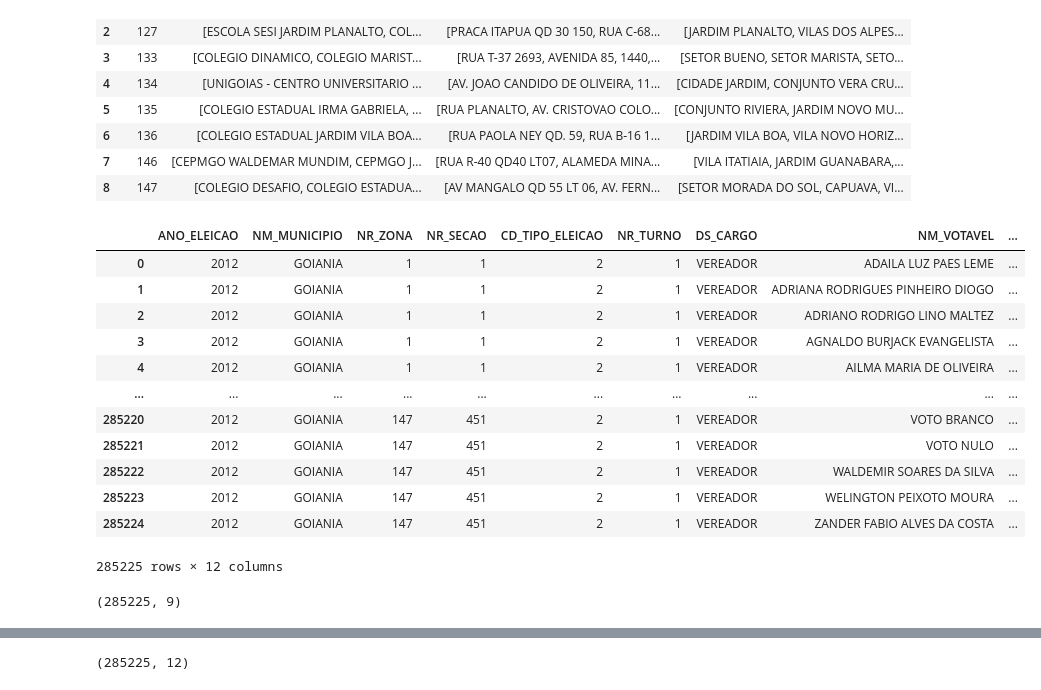
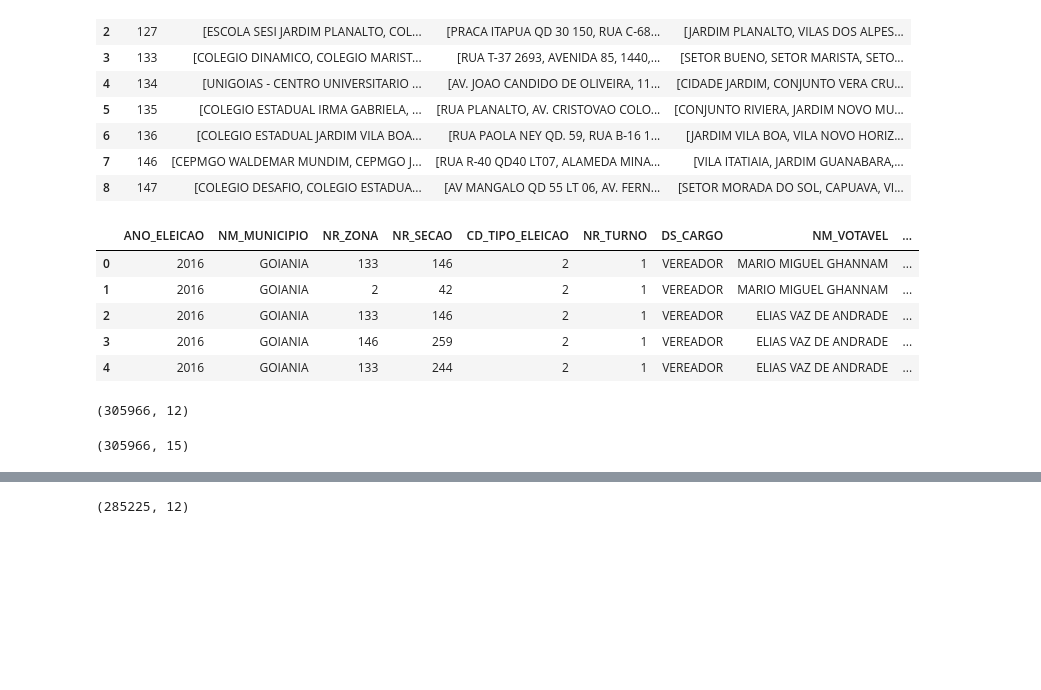
Before and after one commit to LisandraMoura/pipeline-dados-PDM, a Jupyter notebook: notebooks/TSE.ipynb, the cells around one changed output, grey strips where cells are left out. Cells and saved outputs as stored; diff of their text form; code cells hidden in the pictures; blank space fills up the shorter version.

Commit message:
pipeline dataproc

```diff
--- a/notebooks/TSE.ipynb
+++ b/notebooks/TSE.ipynb
@@ -1,7 +1,7 @@
 # %%
 import pandas as pd
 
-tse = pd.read_csv('/home/lisamenezes/Searches/pipeline-dados-PDM/data/tse/votacao_secao_2012_GO/votacao_secao_2012_GO.csv',
+tse = pd.read_csv('/home/lisamenezes/pipeline-dados-PDM/data/data/tse/votacao_secao_2016_GO/votacao_secao_2016_GO.csv',
                   encoding='Latin-1', sep=';')
 tse
 # %% [output]
@@ -55,5 +56,5 @@ Index(['DT_GERACAO', 'HH_GERACAO', 'ANO_ELEICAO', 'CD_TIPO_ELEICAO',
       dtype='object')
 # %%
-tse = tse[['ANO_ELEICAO','NM_MUNICIPIO','NR_ZONA', 'NR_SECAO', 'CD_TIPO_ELEICAO','NR_TURNO', 'DS_CARGO', 'NM_VOTAVEL', 'NR_VOTAVEL', 'QT_VOTOS']]
+tse = tse[['ANO_ELEICAO','NM_MUNICIPIO','NR_ZONA', 'NR_SECAO', 'CD_TIPO_ELEICAO','NR_TURNO', 'DS_CARGO', 'NM_VOTAVEL', 'NR_VOTAVEL', 'QT_VOTOS', 'NM_LOCAL_VOTACAO', 'DS_LOCAL_VOTACAO_ENDERECO']]
 # %% [markdown]
 #### Processamento das strings
@@ -160,5 +178,5 @@ tse
 # %%
-zonas_info = pd.read_csv('/home/lisamenezes/Searches/pipeline-dados-PDM/data/zonas_goiania.csv')
+zonas_info = pd.read_csv('/home/lisamenezes/pipeline-dados-PDM/data/data/zonas_goiania.csv')
 
 zonas_info = zonas_info[['ZONA', 'LOCAL DE VOTACAO', 'ENDEREÇO', 'BAIRRO']]
 
@@ -210,30 +228,23 @@ zonas_info_agrupado
 # %%
 # Realizar a junção das tabelas usando colunas com nomes diferentes
 tse_unificado = pd.merge(
     tse,
     zonas_info_agrupado,
     left_on="NR_ZONA",  # Coluna na tabela tse
     right_on="ZONA", # Coluna na tabela zonas_info
     how="left"       # Manter todas as linhas de tse
 )
 
 # Remover a duplicata da coluna Zona, se necessário
 tse_unificado.drop(columns=["ZONA"], inplace=True)
 
 # Visualizar o resultado
-tse_unificado
+tse_unificado.head()
 # %% [output]
 |  | ANO_ELEICAO | NM_MUNICIPIO | NR_ZONA | NR_SECAO | CD_TIPO_ELEICAO | NR_TURNO | DS_CARGO | NM_VOTAVEL | ... |
-| 0 | 2012 | GOIANIA | 1 | 1 | 2 | 1 | VEREADOR | ADAILA LUZ PAES LEME | ... |
-| 1 | 2012 | GOIANIA | 1 | 1 | 2 | 1 | VEREADOR | ADRIANA RODRIGUES PINHEIRO DIOGO | ... |
-| 2 | 2012 | GOIANIA | 1 | 1 | 2 | 1 | VEREADOR | ADRIANO RODRIGO LINO MALTEZ | ... |
-| 3 | 2012 | GOIANIA | 1 | 1 | 2 | 1 | VEREADOR | AGNALDO BURJACK EVANGELISTA | ... |
-| 4 | 2012 | GOIANIA | 1 | 1 | 2 | 1 | VEREADOR | AILMA MARIA DE OLIVEIRA | ... |
-| ... | ... | ... | ... | ... | ... | ... | ... | ... | ... |
-| 285220 | 2012 | GOIANIA | 147 | 451 | 2 | 1 | VEREADOR | VOTO BRANCO | ... |
-| 285221 | 2012 | GOIANIA | 147 | 451 | 2 | 1 | VEREADOR | VOTO NULO | ... |
-| 285222 | 2012 | GOIANIA | 147 | 451 | 2 | 1 | VEREADOR | WALDEMIR SOARES DA SILVA | ... |
-| 285223 | 2012 | GOIANIA | 147 | 451 | 2 | 1 | VEREADOR | WELINGTON PEIXOTO MOURA | ... |
-| 285224 | 2012 | GOIANIA | 147 | 451 | 2 | 1 | VEREADOR | ZANDER FABIO ALVES DA COSTA | ... |
+| 0 | 2016 | GOIANIA | 133 | 146 | 2 | 1 | VEREADOR | MARIO MIGUEL GHANNAM | ... |
+| 1 | 2016 | GOIANIA | 2 | 42 | 2 | 1 | VEREADOR | MARIO MIGUEL GHANNAM | ... |
+| 2 | 2016 | GOIANIA | 133 | 146 | 2 | 1 | VEREADOR | ELIAS VAZ DE ANDRADE | ... |
+| 3 | 2016 | GOIANIA | 146 | 259 | 2 | 1 | VEREADOR | ELIAS VAZ DE ANDRADE | ... |
+| 4 | 2016 | GOIANIA | 133 | 244 | 2 | 1 | VEREADOR | ELIAS VAZ DE ANDRADE | ... |
-285225 rows × 12 columns
 # %%
@@ -241,7 +252,11 @@ tse_unificado.to_csv("../data/silver/tse_bairros.csv")
 # %%
 tse.shape
 # %% [output]
-(285225, 9)
+(305966, 12)
+# %%
+tse_unificado.shape
+# %% [output]
+(305966, 15)
 # %%
 print(tse_unificado.isnull().sum())
 # %% [output]
```
Also changed, not shown: parts of 14 cells of this notebook, 16 other files.
